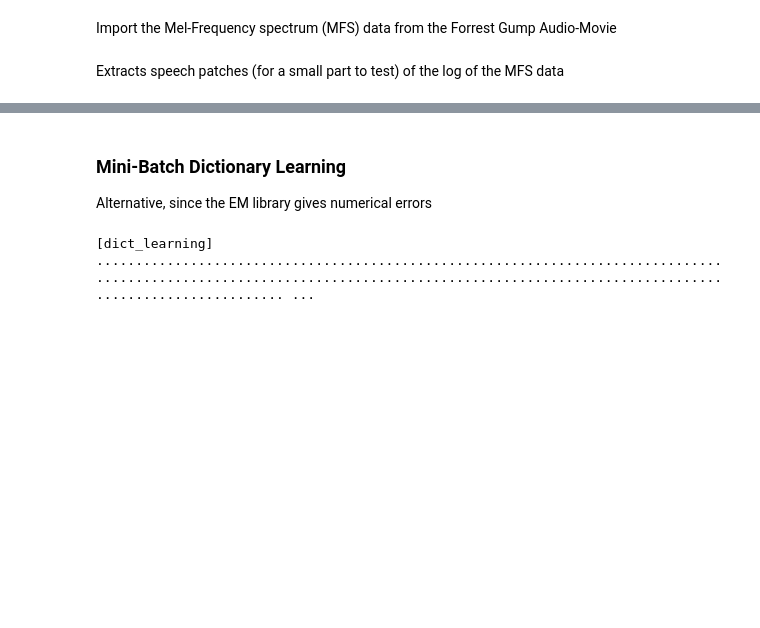
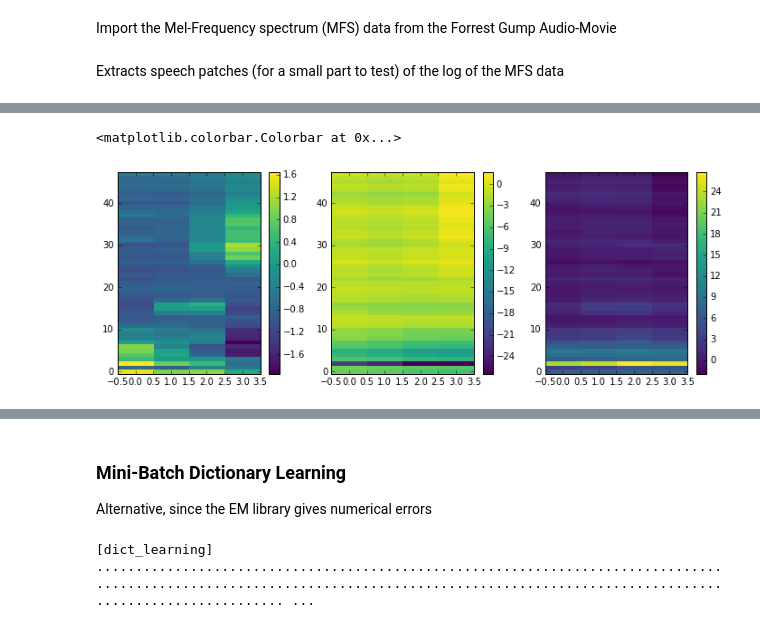
Before and after one commit to mjboos/auditoryBSC, a Jupyter notebook: AuditoryBSC.ipynb, the cells around one changed output, grey strips where cells are left out. Drawn from its saved outputs; the diff is of its cells as text; code cells hidden in the pictures; blank space fills up the shorter version.

```diff
--- a/AuditoryBSC.ipynb
+++ b/AuditoryBSC.ipynb
@@ -113,0 +178,20 @@ FloatingPointError: underflow encountered in exp
+# %%
+reconstructed_patches = np.reshape(reconstructed,(data['y'].shape[0],)+patchsize)
+test_patches = np.reshape(patches_flat,(data['y'].shape[0],)+patchsize)
+# %%
+i = 250
+imin = min(np.min(test_patches[i]),np.min(reconstructed_patches[i]))
+imax = max(np.max(test_patches[i]),np.max(reconstructed_patches[i]))
+plt.figure(figsize=(12,4))
+plt.subplot(1,3,1)
+plt.imshow(test_patches[i].T,origin='lower',aspect='auto',interpolation='nearest')
+plt.colorbar()
+plt.subplot(1,3,2)
+plt.imshow(reconstructed_patches[i].T,origin='lower',aspect='auto',interpolation='nearest')
+plt.colorbar()
+plt.subplot(1,3,3)
+plt.imshow((test_patches[i]-reconstructed_patches[i]).T,origin='lower',aspect='auto',interpolation='nearest')
+plt.colorbar()
+# %% [output]
+<matplotlib.colorbar.Colorbar at 0x...>
+[figure, added]
```
Also changed, not shown: parts of 20 cells of this notebook, 10 other files.
